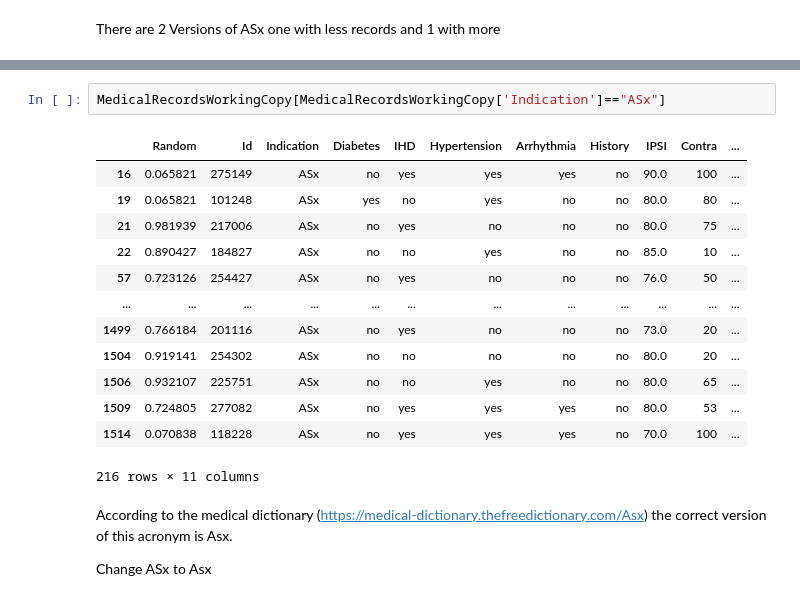
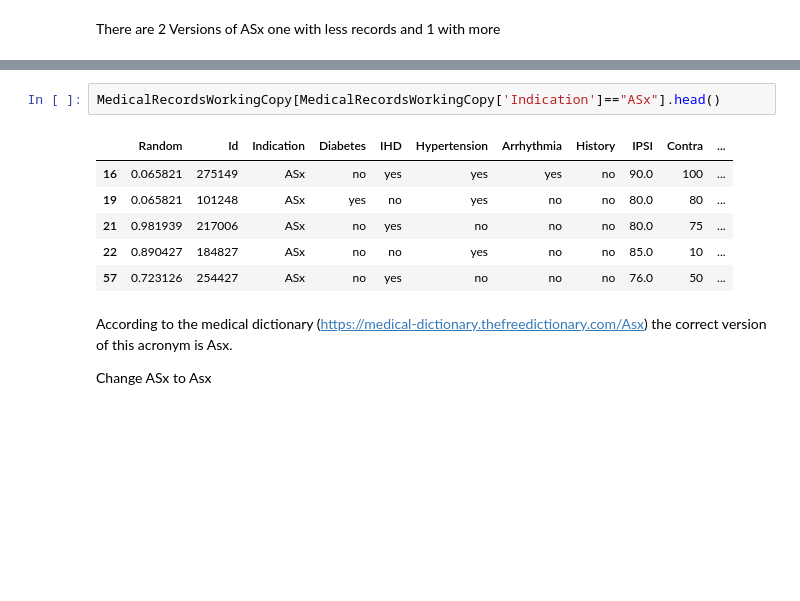
Before and after one commit to JamesDun2866/Data-Mining, a Jupyter notebook: ACW/ ACW.ipynb, the cells around one changed output, grey strips where cells are left out. Saved outputs shown, nothing was run; the diff lists cells and outputs as text; blank space fills up the shorter version.

```diff
--- a/ACW/ ACW.ipynb
+++ b/ACW/ ACW.ipynb
@@ -180,19 +165,12 @@ MedicalRecordsWorkingCopy[MedicalRecordsWorkingCopy['Indication']=="Asx"]
 # %%
-MedicalRecordsWorkingCopy[MedicalRecordsWorkingCopy['Indication']=="ASx"]
+MedicalRecordsWorkingCopy[MedicalRecordsWorkingCopy['Indication']=="ASx"].head()
 # %% [output]
 |  | Random | Id | Indication | Diabetes | IHD | Hypertension | Arrhythmia | History | IPSI | Contra | ... |
 | 16 | 0.065821 | 275149 | ASx | no | yes | yes | yes | no | 90.0 | 100 | ... |
 | 19 | 0.065821 | 101248 | ASx | yes | no | yes | no | no | 80.0 | 80 | ... |
 | 21 | 0.981939 | 217006 | ASx | no | yes | no | no | no | 80.0 | 75 | ... |
 | 22 | 0.890427 | 184827 | ASx | no | no | yes | no | no | 85.0 | 10 | ... |
 | 57 | 0.723126 | 254427 | ASx | no | yes | no | no | no | 76.0 | 50 | ... |
-| ... | ... | ... | ... | ... | ... | ... | ... | ... | ... | ... | ... |
-| 1499 | 0.766184 | 201116 | ASx | no | yes | no | no | no | 73.0 | 20 | ... |
-| 1504 | 0.919141 | 254302 | ASx | no | no | no | no | no | 80.0 | 20 | ... |
-| 1506 | 0.932107 | 225751 | ASx | no | no | yes | no | no | 80.0 | 65 | ... |
-| 1509 | 0.724805 | 277082 | ASx | no | yes | yes | yes | no | 80.0 | 53 | ... |
-| 1514 | 0.070838 | 118228 | ASx | no | yes | yes | yes | no | 70.0 | 100 | ... |
-216 rows × 11 columns
 # %% [markdown]
 According to the medical dictionary (https://medical-dictionary.thefreedictionary.com/Asx) the correct version of this acronym is Asx.
 
```
Also changed, not shown: parts of 45 cells of this notebook, 1 other file.
